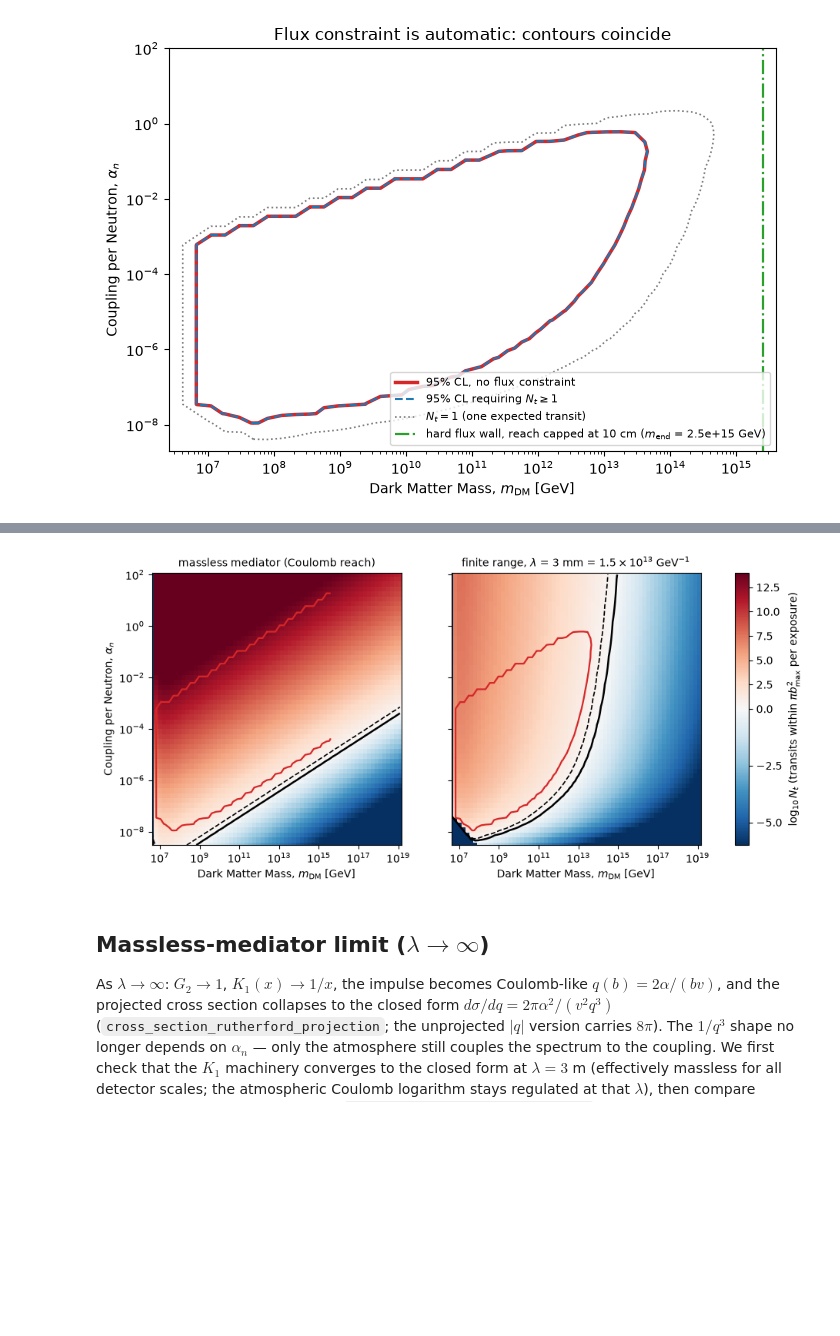
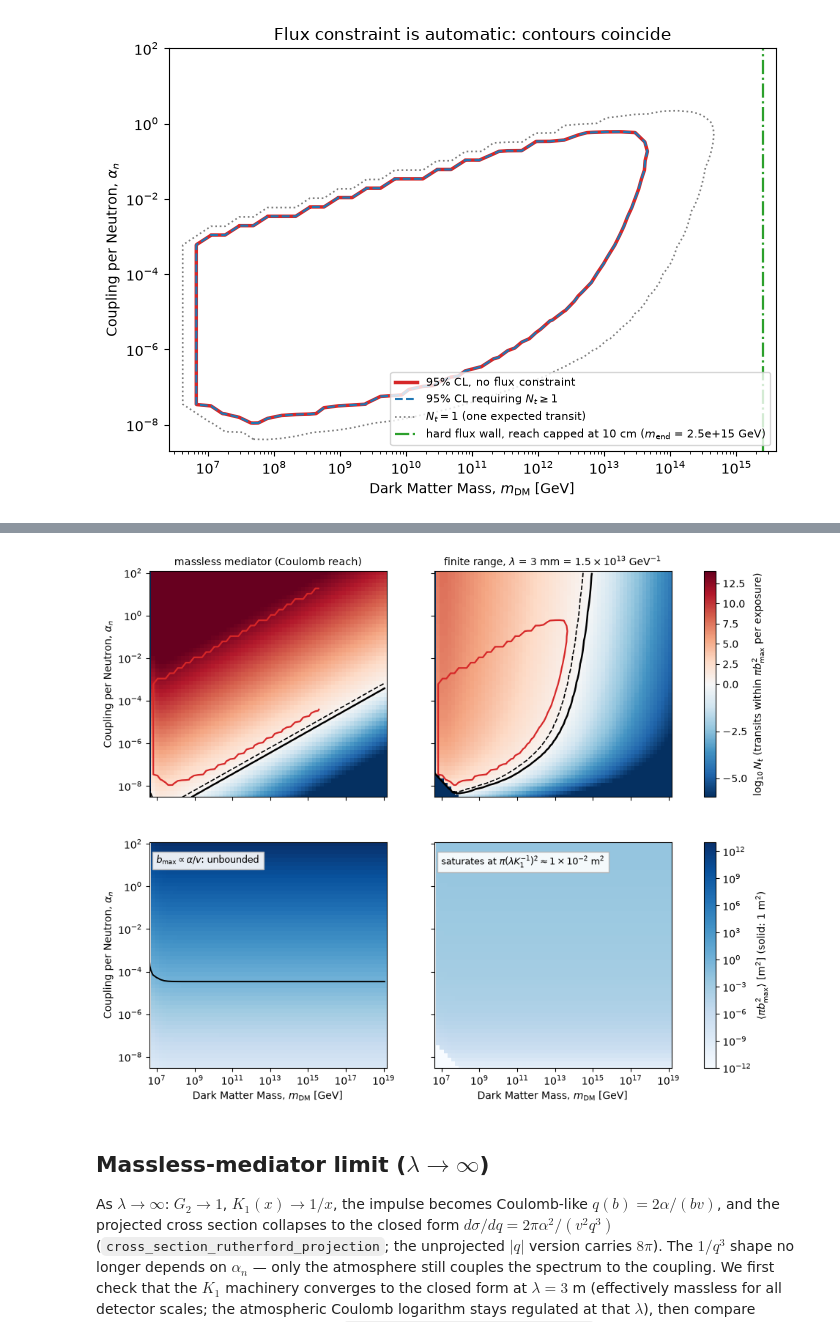
Before and after one commit to PolonaiseExperiment/luhdm, a Jupyter notebook: notebooks/limit_contour.ipynb, the cells around one changed output, grey strips where cells are left out. Cells and saved outputs as stored; diff of their text form; code cells hidden in the pictures; blank space fills up the shorter version.

Commit message:
Add flux-averaged reach-area row to the transit-count map

```diff
--- a/notebooks/limit_contour.ipynb
+++ b/notebooks/limit_contour.ipynb
@@ -342,62 +356,87 @@ physics (apparatus scale) or external constraints do.
 HBAR_C_M = 1.9733e-16  # GeV^-1 in meters
 
 def transit_count_halo(m, alpha_n, lamb=None):
-    # expected transits within b_max during exposure, unattenuated halo
+    # (N_t, flux-averaged pi*b_max^2 [m^2]) for the unattenuated halo flux;
     # lamb=None -> massless (analytic Coulomb reach)
     vs = np.geomspace(max(Q_THRESH / m, 1e-8), config.VESC, 200)
     if vs.size < 2 or vs[0] >= config.VESC:
-        return 0.0
+        return 0.0, 0.0
     alpha = alpha_n * config.N_NEUTRONS
     if lamb is None:
         b = 2 * alpha / (Q_THRESH * vs) * HBAR_C_M
     else:
         b = cross_section.impact_parameter_max(Q_THRESH, alpha, lamb, R_eff, vs)
-    f = halo.standard_halo_model(vs)
+    flux_w = halo.standard_halo_model(vs) * (vs * units.C_M_S)
+    area = np.pi * b**2
     n_m3 = 0.3 / m * 1e6
-    return T_TOTAL * np.trapezoid(f * n_m3 * (vs * units.C_M_S) * np.pi * b**2, vs)
+    nt = T_TOTAL * n_m3 * np.trapezoid(flux_w * area, vs)
+    a_eff = np.trapezoid(flux_w * area, vs) / np.trapezoid(flux_w, vs)
+    return nt, a_eff
 
 M_PL = 1.22e19
 ms_map = np.geomspace(4e6, M_PL, 64)
 al_map = np.geomspace(3e-9, 1e2, 56)
-NT_ML_MAP = np.array([[transit_count_halo(m, a, None) for m in ms_map]
-                      for a in al_map])
-NT_FR_MAP = np.array([[transit_count_halo(m, a, LAMB) for m in ms_map]
-                      for a in al_map])
 
-from matplotlib.colors import TwoSlopeNorm
+def grids(lamb):
+    out = np.array([[transit_count_halo(m, a, lamb) for m in ms_map]
+                    for a in al_map])
+    return out[:, :, 0], out[:, :, 1]
 
-fig, axes = plt.subplots(1, 2, figsize=(11.5, 4.6), sharey=True)
-norm = TwoSlopeNorm(vmin=-6, vcenter=0.0, vmax=14)
-for ax, NT_MAP, title in [
-    (axes[0], NT_ML_MAP, "massless mediator (Coulomb reach)"),
-    (axes[1], NT_FR_MAP, "finite range, " + lamb_label(LAMB)),
-]:
+NT_ML_MAP, AEFF_ML_MAP = grids(None)
+NT_FR_MAP, AEFF_FR_MAP = grids(LAMB)
+
+from matplotlib.colors import LogNorm, TwoSlopeNorm
+
+fig, axes = plt.subplots(2, 2, figsize=(11.5, 8.8), sharex=True, sharey=True)
+norm_nt = TwoSlopeNorm(vmin=-6, vcenter=0.0, vmax=14)
+norm_area = LogNorm(vmin=1e-12, vmax=1e13)
+titles = ["massless mediator (Coulomb reach)", "finite range, " + lamb_label(LAMB)]
+
+for j, (NT_MAP, AEFF_MAP) in enumerate([(NT_ML_MAP, AEFF_ML_MAP),
+                                        (NT_FR_MAP, AEFF_FR_MAP)]):
+    ax = axes[0, j]
     z = np.log10(np.clip(NT_MAP, 1e-6, 1e14))
-    mesh = ax.pcolormesh(ms_map, al_map, z, cmap="RdBu_r", norm=norm,
-                         shading="auto")
+    mesh_nt = ax.pcolormesh(ms_map, al_map, z, cmap="RdBu_r", norm=norm_nt,
+                            shading="auto")
     ax.contour(ms_map, al_map, NT_MAP, levels=[1.0], colors="k", linewidths=1.8)
     ax.contour(ms_map, al_map, NT_MAP, levels=[3.0], colors="k",
                linewidths=1.2, linestyles="--")
+    ax.set_title(titles[j], fontsize=10)
+
+    ax = axes[1, j]
+    mesh_area = ax.pcolormesh(ms_map, al_map, np.clip(AEFF_MAP, 1e-12, None),
+                              cmap="Blues", norm=norm_area, shading="auto")
+    ax.contour(ms_map, al_map, AEFF_MAP, levels=[1.0], colors="k",
+               linewidths=1.4)  # one square meter of reach
+    note = (r"$b_{\rm max} \propto \alpha/v$: unbounded"
+            if j == 0 else
+            r"saturates at $\pi(\lambda K_1^{-1})^2 \approx "
+            + f"{AEFF_MAP.max():.0e}".replace("e-0", r"\times 10^{-") + r"}$ m$^2$")
+    ax.text(0.03, 0.94, note, transform=ax.transAxes, fontsize=9,
+            va="top", bbox=dict(fc="white", ec="0.7", alpha=0.9))
     ax.set_xscale("log")
     ax.set_yscale("log")
     ax.set_xlabel(r"Dark Matter Mass, $m_{\rm DM}$ [GeV]")
-    ax.set_title(title, fontsize=10)
-axes[0].set_ylabel(r"Coupling per Neutron, $\alpha_n$")
 
 # overlay the 95% exclusion contours from the scans where available
-axes[1].contour(ms, alphas_n, extremeness, levels=[CONFIDENCE],
-                colors="#d62728", linewidths=1.6)
+axes[0, 1].contour(ms, alphas_n, extremeness, levels=[CONFIDENCE],
+                   colors="#d62728", linewidths=1.6)
 ML0 = Path("scan_results_massless.npz")
 if ML0.exists():
     dml0 = np.load(ML0)
-    axes[0].contour(dml0["ms"], dml0["alphas_n"], dml0["extremeness"],
-                    levels=[CONFIDENCE], colors="#d62728", linewidths=1.6)
+    axes[0, 0].contour(dml0["ms"], dml0["alphas_n"], dml0["extremeness"],
+                       levels=[CONFIDENCE], colors="#d62728", linewidths=1.6)
 
-fig.colorbar(mesh, ax=axes, label=r"$\log_{10} N_t$ (transits within "
-                                  r"$\pi b_{\rm max}^2$ per exposure)")
+for ax in axes[:, 0]:
+    ax.set_ylabel(r"Coupling per Neutron, $\alpha_n$")
+fig.colorbar(mesh_nt, ax=axes[0, :], label=r"$\log_{10} N_t$ (transits within "
+                                           r"$\pi b_{\rm max}^2$ per exposure)")
+fig.colorbar(mesh_area, ax=axes[1, :],
+             label=r"$\langle \pi b_{\rm max}^2 \rangle$ [m$^2$] "
+                   r"(solid: 1 m$^2$)")
 fig.savefig("flux_map.png", dpi=140, bbox_inches="tight")
 # %% [output]
-[figure, old version]
+[figure, new version]
 # %% [markdown]
 ## Massless-mediator limit ($\lambda \to \infty$)
 
```
Also changed, not shown: parts of 2 cells of this notebook, 2 other files.
